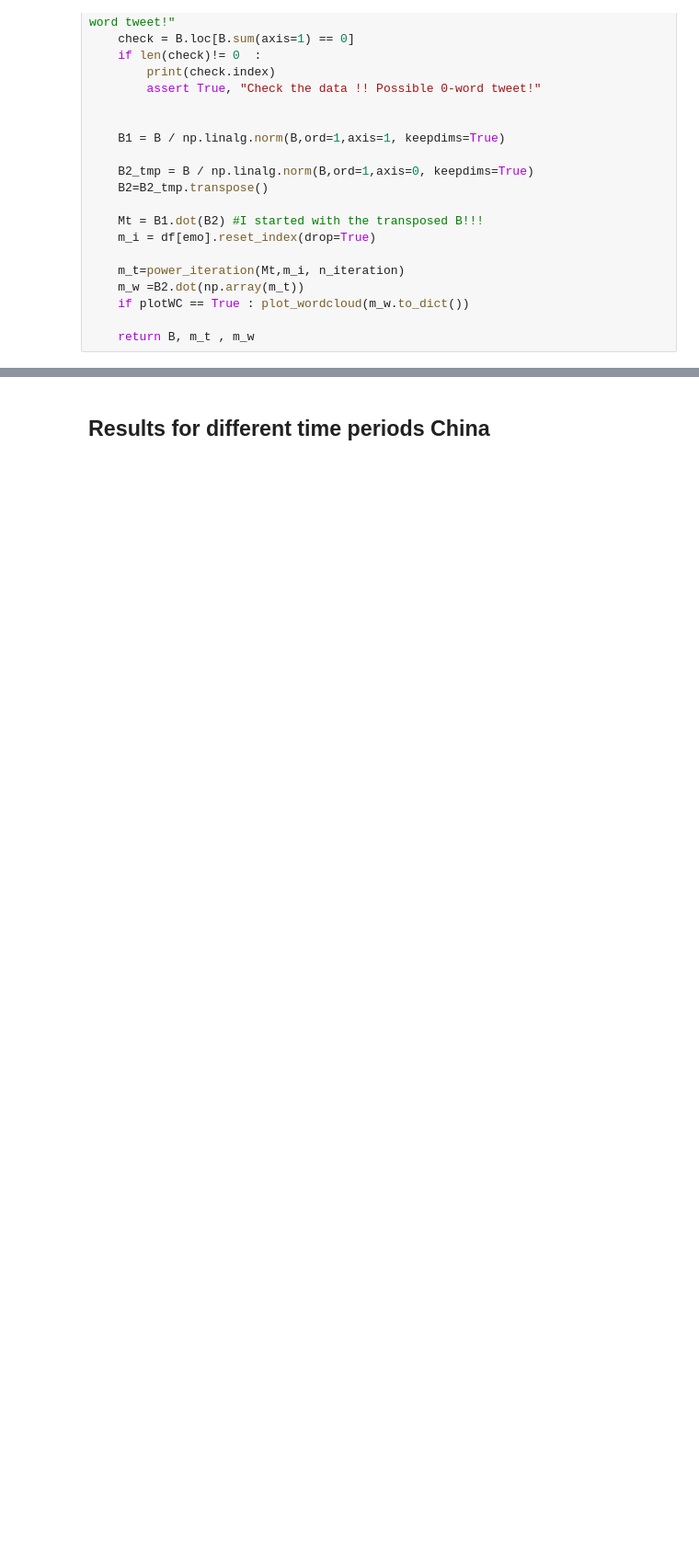
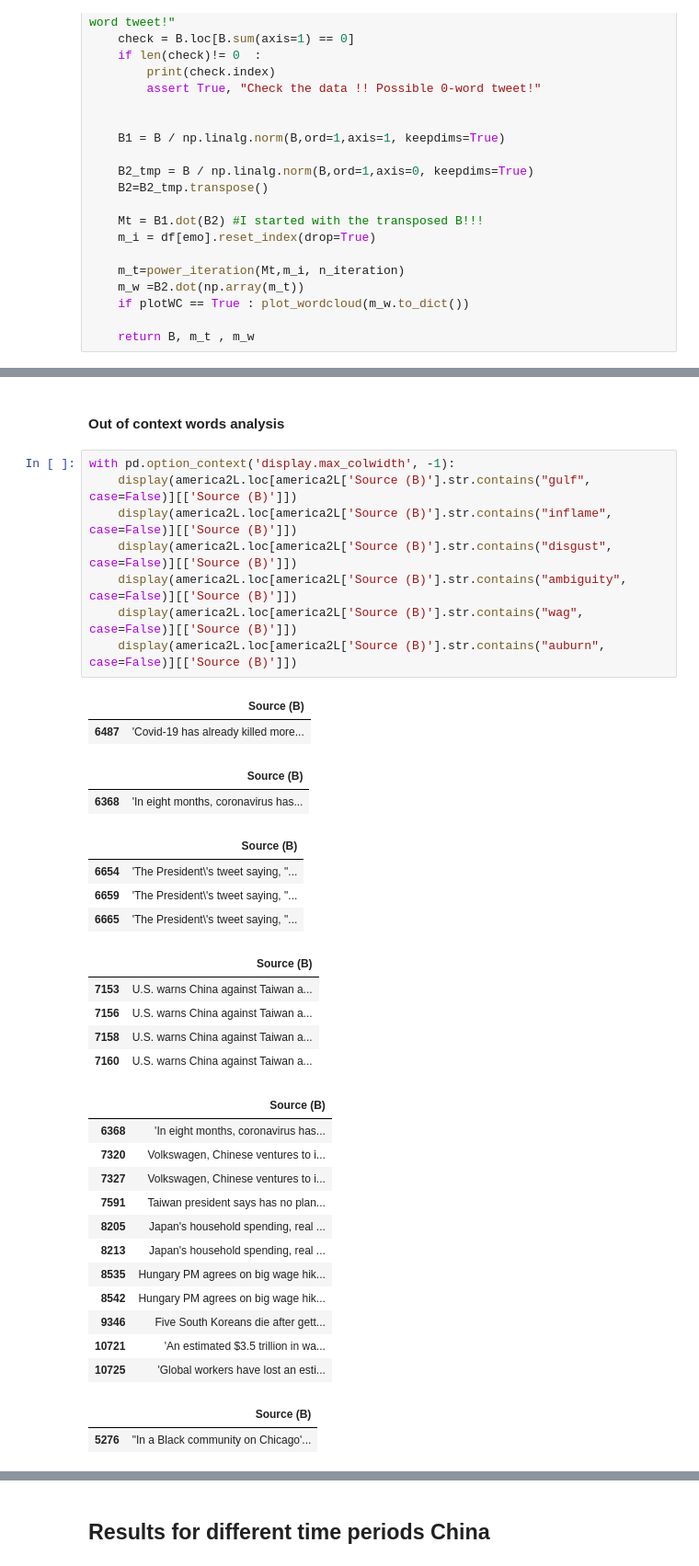
Before and after one commit to silviapoletti/Covid19-related-tweets-Network-Analysis, a Jupyter notebook: src/LIWK_and_projection(draft).ipynb, the cells around one changed output, grey strips where cells are left out. Shown at 92% size. Cells and saved outputs as stored; diff of their text form; blank space fills up the shorter version.

Commit message:
added some analysis on top 'negemo' values words

```diff
--- a/src/LIWK_and_projection(draft).ipynb
+++ b/src/LIWK_and_projection(draft).ipynb
@@ -701,3 +719,41 @@ m_w_a2_ord =dict(sorted(m_w_a2.to_dict().items(), key=lambda item: item[1],rever
+# %% [markdown]
+#### Out of context words analysis
+# %%
+with pd.option_context('display.max_colwidth', -1):
+    display(america2L.loc[america2L['Source (B)'].str.contains("gulf", case=False)][['Source (B)']])
+    display(america2L.loc[america2L['Source (B)'].str.contains("inflame", case=False)][['Source (B)']])
+    display(america2L.loc[america2L['Source (B)'].str.contains("disgust", case=False)][['Source (B)']])
+    display(america2L.loc[america2L['Source (B)'].str.contains("ambiguity", case=False)][['Source (B)']])
+    display(america2L.loc[america2L['Source (B)'].str.contains("wag", case=False)][['Source (B)']])
+    display(america2L.loc[america2L['Source (B)'].str.contains("auburn", case=False)][['Source (B)']])
+# %% [output]
+|  | Source (B) |
+| 6487 | 'Covid-19 has already killed more... |
+|  | Source (B) |
+| 6368 | 'In eight months, coronavirus has... |
+|  | Source (B) |
+| 6654 | 'The President\'s tweet saying, "... |
+| 6659 | 'The President\'s tweet saying, "... |
+| 6665 | 'The President\'s tweet saying, "... |
+|  | Source (B) |
+| 7153 | U.S. warns China against Taiwan a... |
+| 7156 | U.S. warns China against Taiwan a... |
+| 7158 | U.S. warns China against Taiwan a... |
+| 7160 | U.S. warns China against Taiwan a... |
+|  | Source (B) |
+| 6368 | 'In eight months, coronavirus has... |
+| 7320 | Volkswagen, Chinese ventures to i... |
+| 7327 | Volkswagen, Chinese ventures to i... |
+| 7591 | Taiwan president says has no plan... |
+| 8205 | Japan's household spending, real ... |
+| 8213 | Japan's household spending, real ... |
+| 8535 | Hungary PM agrees on big wage hik... |
+| 8542 | Hungary PM agrees on big wage hik... |
+| 9346 | Five South Koreans die after gett... |
+| 10721 | 'An estimated $3.5 trillion in wa... |
+| 10725 | 'Global workers have lost an esti... |
+|  | Source (B) |
+| 5276 | "In a Black community on Chicago'... |
 # %% [markdown]
 initial though : "auburn is a city where shootings happen in a university"
                  "gulf ? WTF"
```
Also changed, not shown: parts of 42 cells of this notebook, 1 other file.
